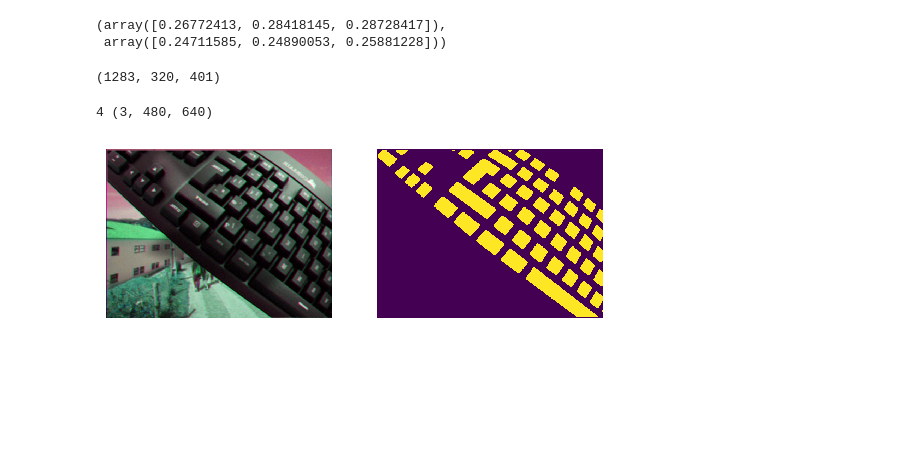
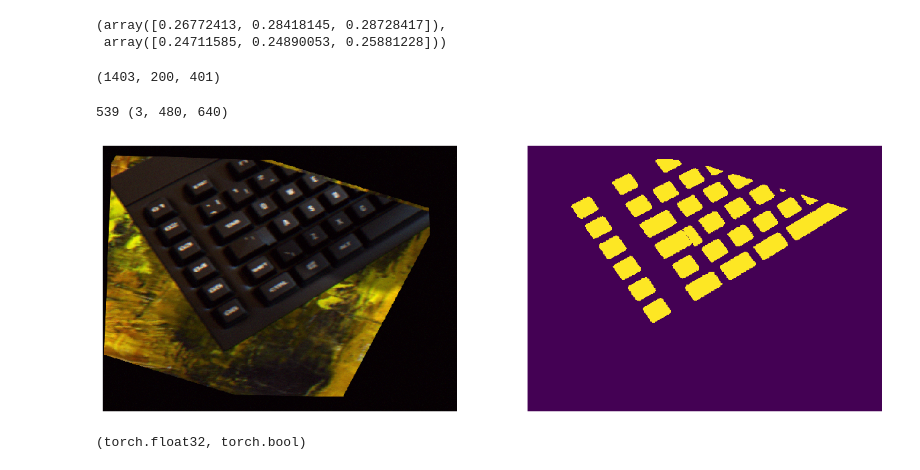
Before and after one commit to umrover/keyboard-detection, a Jupyter notebook: binary-segmentation.ipynb, the cells around one changed output. Saved outputs shown, nothing was run; the diff lists cells and outputs as text; code cells hidden in the pictures; blank space fills up the shorter version.

```diff
--- a/binary-segmentation.ipynb
+++ b/binary-segmentation.ipynb
@@ -31,7 +31,7 @@ mean, std
 (array([0.26772413, 0.28418145, 0.28728417]),
  array([0.24711585, 0.24890053, 0.25881228]))
 # %%
-train_paths, test_paths, valid_paths = split_train_test_valid(image_paths, 0.8, 0.16)
+train_paths, test_paths, valid_paths = split_train_test_valid(image_paths, 0.8, 0.1)
 
 SIZE = (480, 640)
 
@@ -41,20 +41,30 @@ test_dataset = BinaryKeyboardSegmentationDataset(test_paths, size=SIZE)
 
 len(train_dataset), len(valid_dataset), len(test_dataset)
 # %% [output]
-(1283, 320, 401)
+(1403, 200, 401)
 # %%
 train_dataset.set_transforms([
     transforms.RandomHorizontalFlip(p=0.5),
     transforms.RandomVerticalFlip(p=0.5),
-    # transforms.RandomAffine(degrees=30, shear=30, translate=(0.25, 0.25)),
-    # transforms.RandomPerspective(distortion_scale=0.25, p=0.5),
+    transforms.RandomAffine(degrees=30, shear=30, translate=(0.25, 0.25)),
+    transforms.RandomPerspective(distortion_scale=0.25, p=0.5),
     # transforms.RandomErasing(p=0.5),
 ])
 
 train_dataset.set_augmentations([
-    transforms.RandomChannelPermutation(),
+    # transforms.RandomChannelPermutation(),
     transforms.ToDtype(torch.float32, scale=True),
     transforms.GaussianNoise(sigma=0.01),
     transforms.RandomApply([transforms.GaussianNoise(sigma=0.01)], p=0.5),
     transforms.Normalize(mean, std),
 ])
+
+valid_dataset.set_augmentations([
+    transforms.ToDtype(torch.float32, scale=True),
+    transforms.Normalize(mean, std),
+])
+
+test_dataset.set_augmentations([
+    transforms.ToDtype(torch.float32, scale=True),
+    transforms.Normalize(mean, std),
+])
@@ -71,9 +71,9 @@ test_dataloader = DataLoader(test_dataset, **dl_kwargs)
 # %%
 i = random.randint(0, len(train_dataset) - 1)
 img, mask = train_dataset[i]
 
 print(i, tuple(img.shape))
-imshow(img, mask)
+imshow(img, mask, figsize=(15, 30))
 # %% [output]
-4 (3, 480, 640)
+539 (3, 480, 640)
-[figure, old version]
+[figure, new version]
@@ -80,2 +90,7 @@ imshow(img, mask)
+# %%
+img, mask = next(iter(train_dataloader))
+img.dtype, mask.dtype
+# %% [output]
+(torch.float32, torch.bool)
 # %%
 import segmentation_models_pytorch as smp
```
Also changed, not shown: parts of 15 cells of this notebook, 3 other files.
